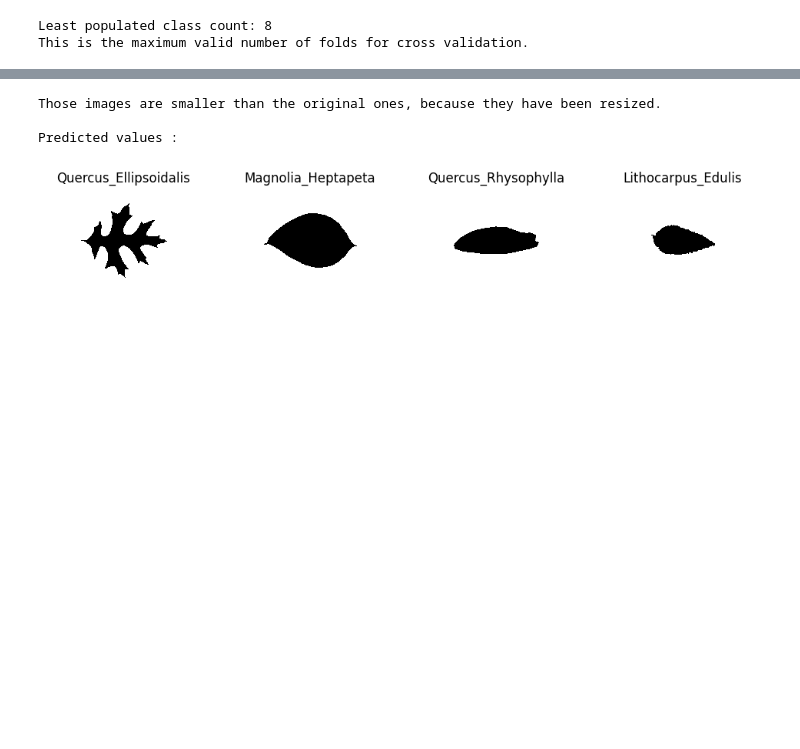
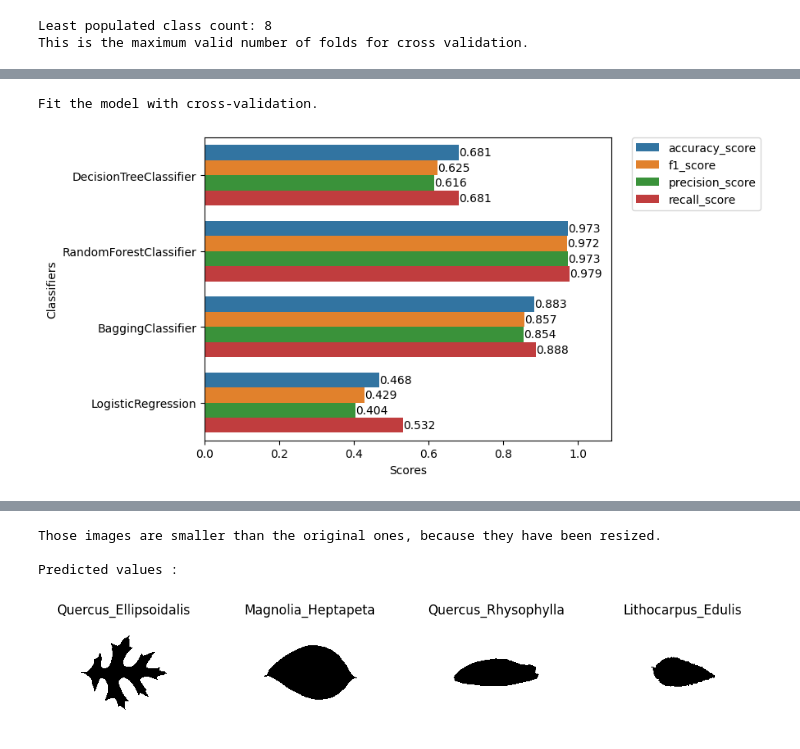
Before and after one commit to tom-sartori/IFT712, a Jupyter notebook: ift712.ipynb, the cells around one changed output, grey strips where cells are left out. Drawn from its saved outputs; the diff is of its cells as text; code cells hidden in the pictures; blank space fills up the shorter version.

```diff
--- a/ift712.ipynb
+++ b/ift712.ipynb
@@ -63 +74,22 @@ Fit the model without cross-validation or hyperparameter tuning.
+# %%
+print('Fit the model with cross-validation.\n')
+
+metrics_list_cv = []
+
+for classifier in classifiers:
+    scores = cross_validate(classifier, data.x_tab, data.y_tab, cv=least_populated_class_count, n_jobs=-1, return_train_score=True, scoring=['accuracy', 'precision_macro', 'recall_macro', 'f1_macro'])
+
+    classifier_metrics = Metrics(classifier_name=classifier.__class__.__name__)
+    # Storing metrics
+    classifier_metrics.add_metric('accuracy_score', scores['test_accuracy'].mean())
+    classifier_metrics.add_metric('f1_score', scores['test_f1_macro'].mean())
+    classifier_metrics.add_metric('precision_score', scores['test_precision_macro'].mean())
+    classifier_metrics.add_metric('recall_score', scores['test_recall_macro'].mean())
+
+    metrics_list_cv.append(classifier_metrics)
+
+Metrics.show_metrics_list(metrics_list_cv)
+# %% [output]
+Fit the model with cross-validation.
+[figure, added]
 # %%
```
Also changed, not shown: parts of 5 cells of this notebook, 1 other file.
